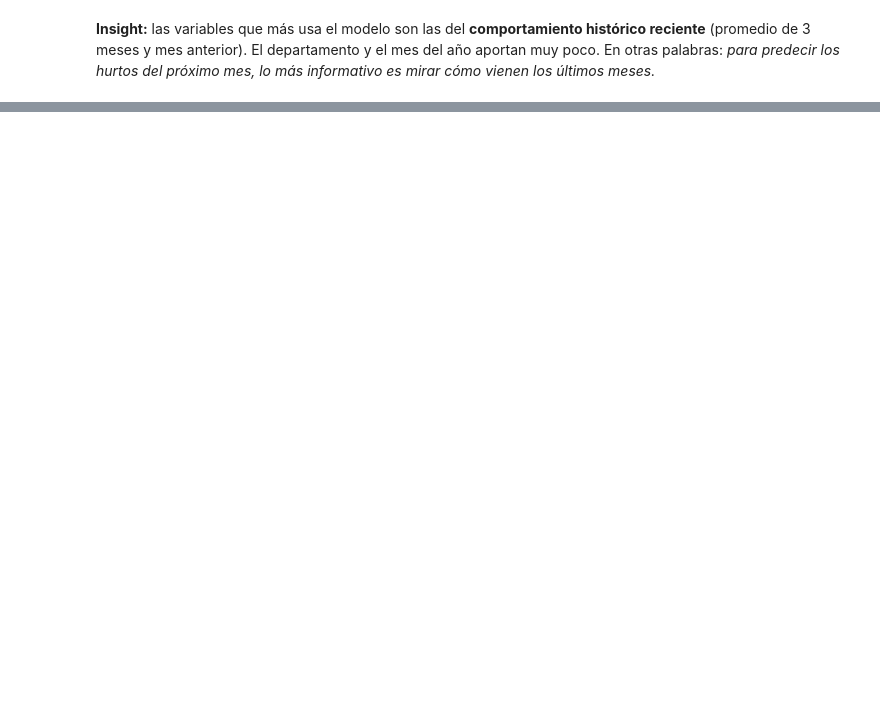
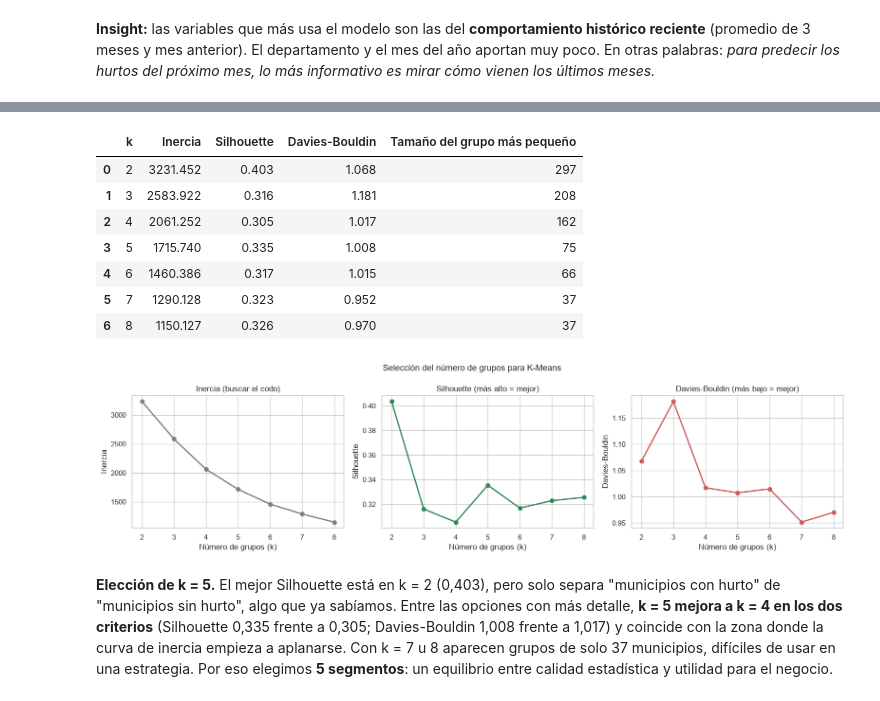
Before and after one commit to diego-11/Laboratorio_CienciaDatos, a Jupyter notebook: Proyecto 2 y 3 entrega/fase_c_modelos.ipynb, the cells around one changed output, grey strips where cells are left out. Saved outputs shown, nothing was run; the diff lists cells and outputs as text; code cells hidden in the pictures; blank space fills up the shorter version.

```diff
--- a/Proyecto 2 y 3 entrega/fase_c_modelos.ipynb
+++ b/Proyecto 2 y 3 entrega/fase_c_modelos.ipynb
@@ -366,0 +487,38 @@ Train (2012-2024): 162,552 filas | Test (2025-2026): 19,798 filas
+# %%
+pruebas = []
+for k in range(2, 9):
+    pipe_k = Pipeline([("escalador", StandardScaler()),
+                       ("kmeans", KMeans(n_clusters=k, n_init=20, random_state=SEMILLA))])
+    etiquetas_k = pipe_k.fit_predict(perfiles[VARS_CLUSTER])
+    Z = pipe_k.named_steps["escalador"].transform(perfiles[VARS_CLUSTER])
+    pruebas.append({"k": k,
+                    "Inercia": pipe_k.named_steps["kmeans"].inertia_,
+                    "Silhouette": silhouette_score(Z, etiquetas_k),
+                    "Davies-Bouldin": davies_bouldin_score(Z, etiquetas_k),
+                    "Tamaño del grupo más pequeño": np.bincount(etiquetas_k).min()})
+pruebas = pd.DataFrame(pruebas)
+display(pruebas.round(3))
+
+fig, axes = plt.subplots(1, 3, figsize=(16, 4.2))
+for ax, col, color, nota in [(axes[0], "Inercia", "gray", "buscar el codo"),
+                             (axes[1], "Silhouette", "seagreen", "más alto = mejor"),
+                             (axes[2], "Davies-Bouldin", "indianred", "más bajo = mejor")]:
+    ax.plot(pruebas["k"], pruebas[col], marker="o", color=color, lw=2)
+    ax.set_title(f"{col} ({nota})")
+    ax.set_xlabel("Número de grupos (k)")
+    ax.set_ylabel(col)
+    ax.set_xticks(pruebas["k"])
+plt.suptitle("Selección del número de grupos para K-Means", fontsize=13)
+plt.tight_layout(); plt.show()
+# %% [output]
+|  | k | Inercia | Silhouette | Davies-Bouldin | Tamaño del grupo más pequeño |
+| 0 | 2 | 3231.452 | 0.403 | 1.068 | 297 |
+| 1 | 3 | 2583.922 | 0.316 | 1.181 | 208 |
+| 2 | 4 | 2061.252 | 0.305 | 1.017 | 162 |
+| 3 | 5 | 1715.740 | 0.335 | 1.008 | 75 |
+| 4 | 6 | 1460.386 | 0.317 | 1.015 | 66 |
+| 5 | 7 | 1290.128 | 0.323 | 0.952 | 37 |
+| 6 | 8 | 1150.127 | 0.326 | 0.970 | 37 |
+[figure, added]
+# %% [markdown]
+**Elección de k = 5.** El mejor Silhouette está en k = 2 (0,403), pero solo separa "municipios con hurto" de "municipios sin hurto", algo que ya sabíamos. Entre las opciones con más detalle, **k = 5 mejora a k = 4 en los dos criterios** (Silhouette 0,335 frente a 0,305; Davies-Bouldin 1,008 frente a 1,017) y coincide con la zona donde la curva de inercia empieza a aplanarse. Con k = 7 u 8 aparecen grupos de solo 37 municipios, difíciles de usar en una estrategia. Por eso elegimos **5 segmentos**: un equilibrio entre calidad estadística y utilidad para el negocio.
```
Also changed, not shown: parts of 30 cells of this notebook, 1 other file.
